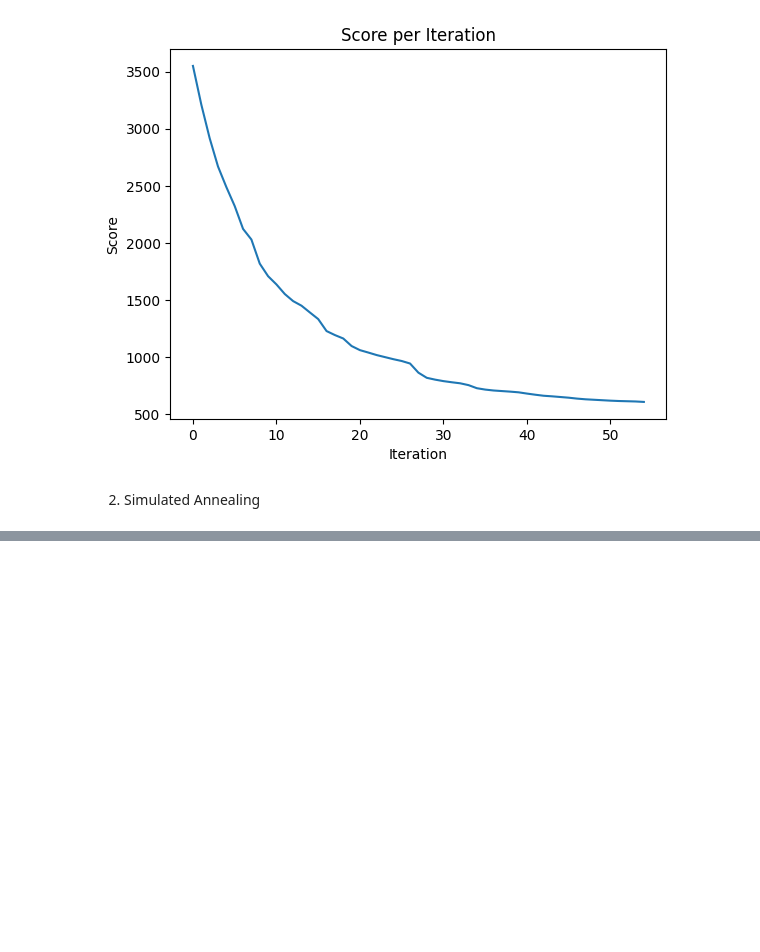
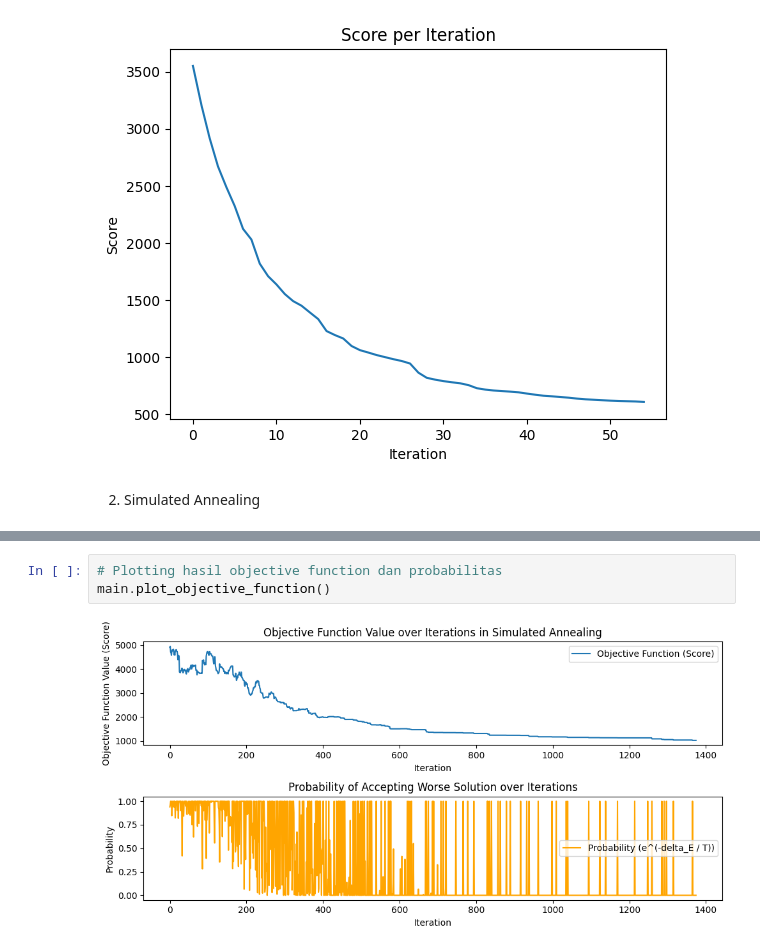
Before and after one commit to sFrans21/Tubes-DAI, a Jupyter notebook: src/main.ipynb, the cells around one changed output, grey strips where cells are left out. Drawn from its saved outputs; the diff is of its cells as text; blank space fills up the shorter version.

```diff
--- a/src/main.ipynb
+++ b/src/main.ipynb
@@ -57,0 +102,5 @@ plt.show()
+# %%
+# Plotting hasil objective function dan probabilitas
+main.plot_objective_function()
+# %% [output]
+[figure, added]
```
Also changed, not shown: parts of 5 cells of this notebook.
